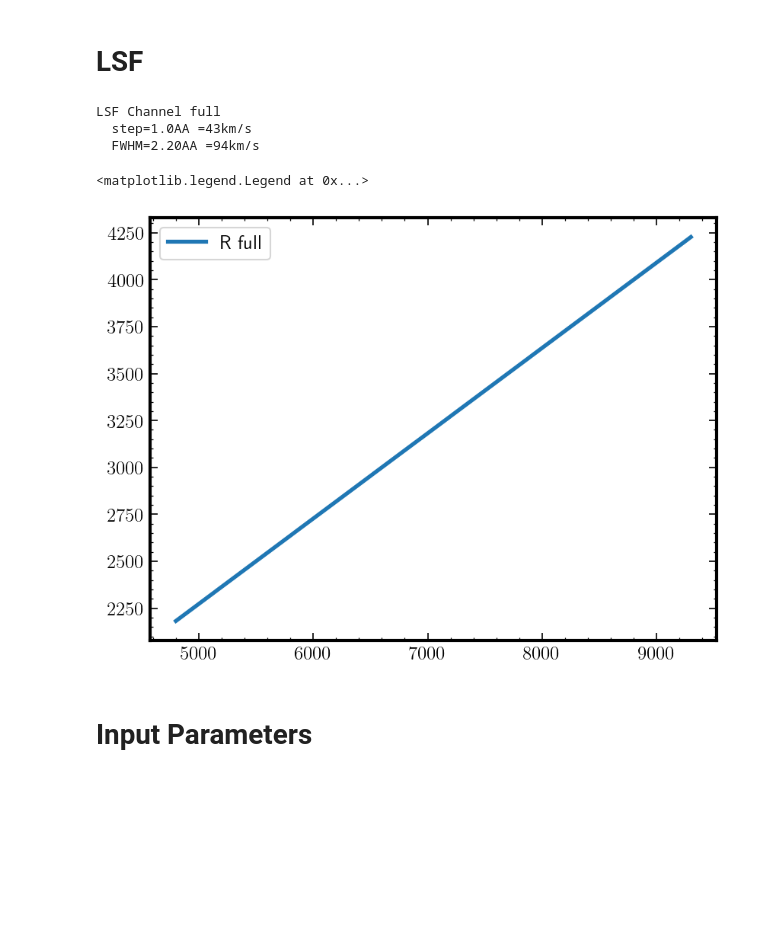
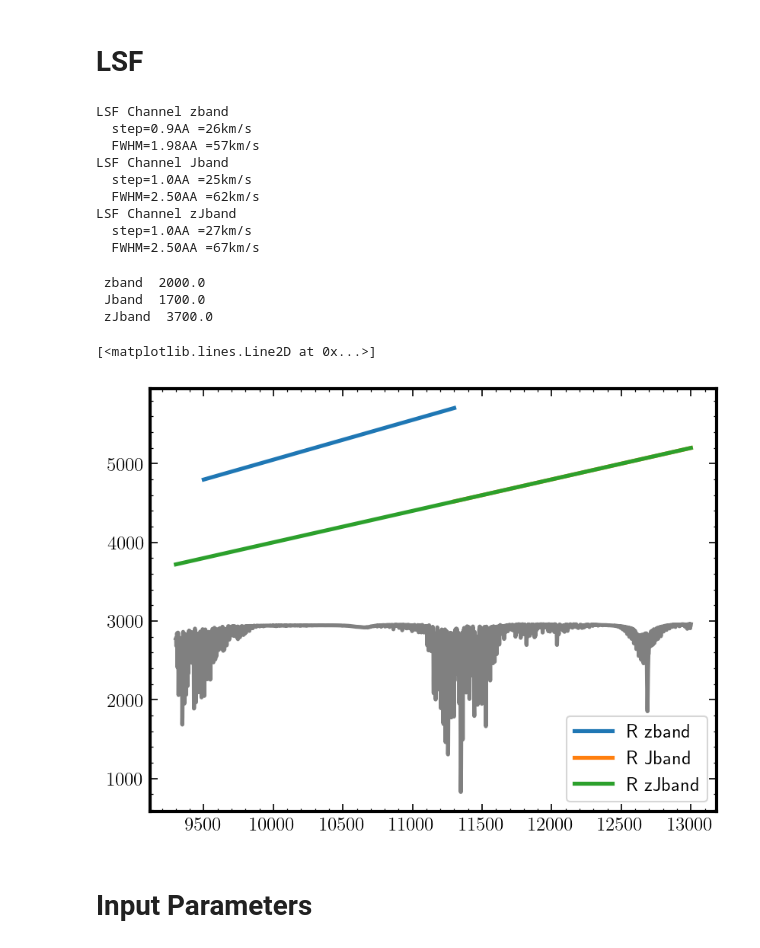
Before and after one commit to nfbouche/pyetc_iredmuse, a Jupyter notebook: notebooks/iredmuse_LimMag.ipynb, the cells around one changed output. Drawn from its saved outputs; the diff is of its cells as text; code cells hidden in the pictures; blank space fills up the shorter version.

```diff
--- a/notebooks/iredmuse_LimMag.ipynb
+++ b/notebooks/iredmuse_LimMag.ipynb
@@ -61,5 +61,5 @@ redmuse.info()
 # %%
-instru=muse
+instru=redmuse
 ifs_channels=np.array(instru.ifs['channels'])
 # %%
 def get_specinfo(full_obs, inst=instru):
@@ -83,0 +73,6 @@ def lsf_resolution(wavelength_AA, ins=instru) -> float:
+# %%
+for ch in ifs_channels:
+    ins=instru.ifs[ch]
+    lstep_1 = ins['wave'].get_step()
+    lstep_2 = ins['dlbda']
+    print(ch,lstep_1,lstep_2)
@@ -111,30 +121,47 @@ def optim_snr2(con, im, spe, lbda, coadd0, inst=instru):
 # %%
 for ch in ifs_channels:
     ins=instru.ifs[ch]
-    lstep_AA = ins['instrans'].get_step()
+    lstep_AA = ins['wave'].get_step()
     fwhm_AA = ins['lsfpix'] * lstep_AA
 
+    lmin,lmax=ins['wave'].get_range()
 
-    lmin,lmax=ins['lbda1'],ins['lbda2']
     lmean=(lmin+lmax)/2.0
     lstep_kms=lstep_AA/lmean*3e5
     fwhm_kms=fwhm_AA/lmean*3e5
 
     print("LSF Channel {} \n  step={:0.1f}AA ={:.0f}km/s \n  FWHM={:.2f}AA ={:.0f}km/s".format(ch,lstep_AA,lstep_kms,fwhm_AA,fwhm_kms))
 # %% [output]
-LSF Channel full
-  step=1.0AA =43km/s
-  FWHM=2.20AA =94km/s
+LSF Channel zband
+  step=0.9AA =26km/s
+  FWHM=1.98AA =57km/s
+LSF Channel Jband
+  step=1.0AA =25km/s
+  FWHM=2.50AA =62km/s
+LSF Channel zJband
+  step=1.0AA =27km/s
+  FWHM=2.50AA =67km/s
+# %%
+for ch in ifs_channels:
+    ins=instru.ifs[ch]
+    l1,l2=ins['wave'].get_range()
+    dl=ins['wave'].get_step()
+    print(" {} ".format(ch),(l2-l1)/dl)
+# %% [output]
+ zband  2000.0
+ Jband  1700.0
+ zJband  3700.0
 # %%
 for ch in ifs_channels:
     ins=instru.ifs[ch]
-    wave=ins['instrans'].wave.coord()
+    wave=ins['wave'].coord()
     R=lsf_resolution(wave, ins)
     plt.plot(wave,R,label='R {}'.format(ch))
 plt.legend()
+plt.plot(wave,ins['sky'][0]['abs'].data*3000,label='sky',c='grey')
 # %% [output]
-<matplotlib.legend.Legend at 0x...>
+[<matplotlib.lines.Line2D at 0x...>]
-[figure, old version]
+[figure, new version]
 # %% [markdown]
 # Input Parameters
 # %%
```
Also changed, not shown: parts of 15 cells of this notebook.
